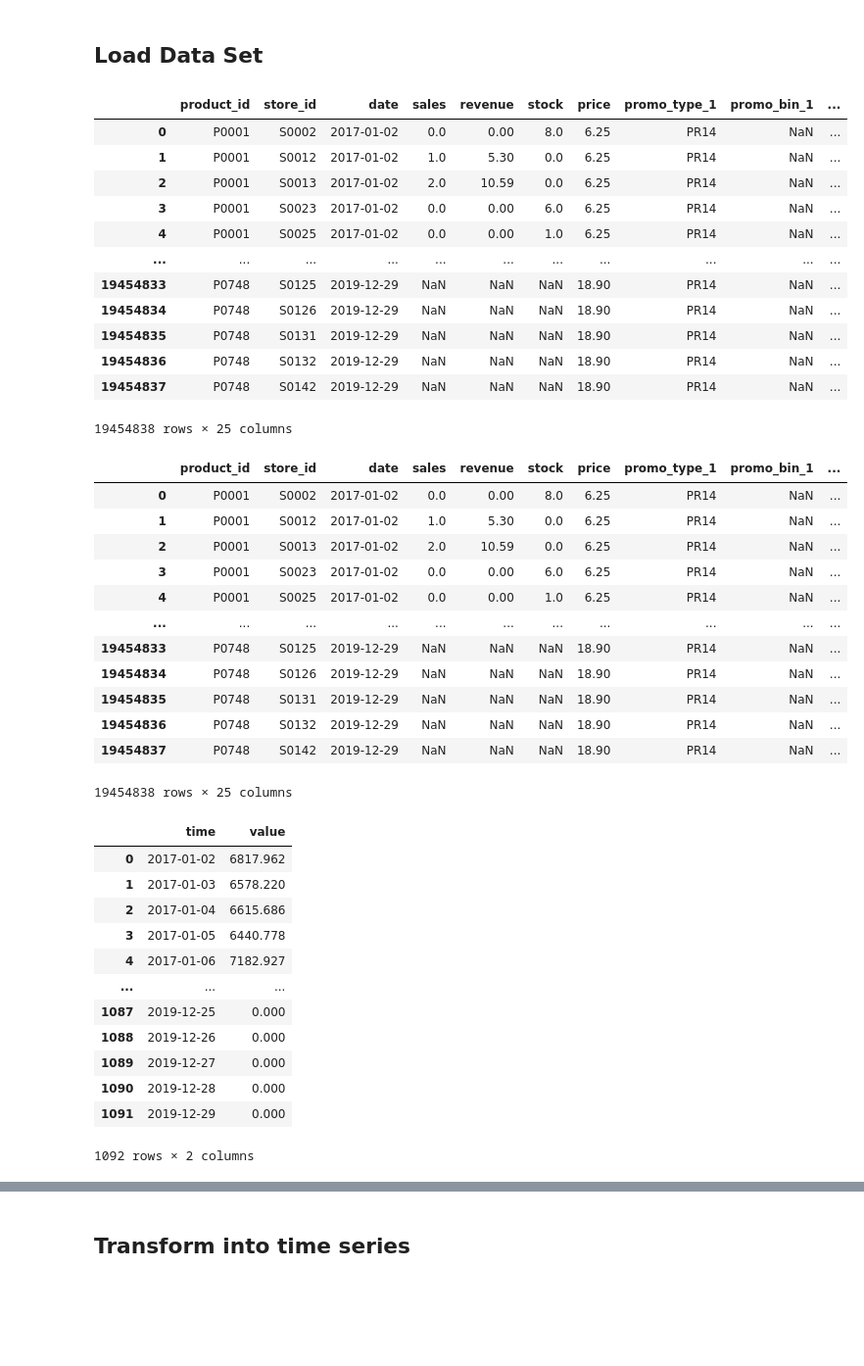
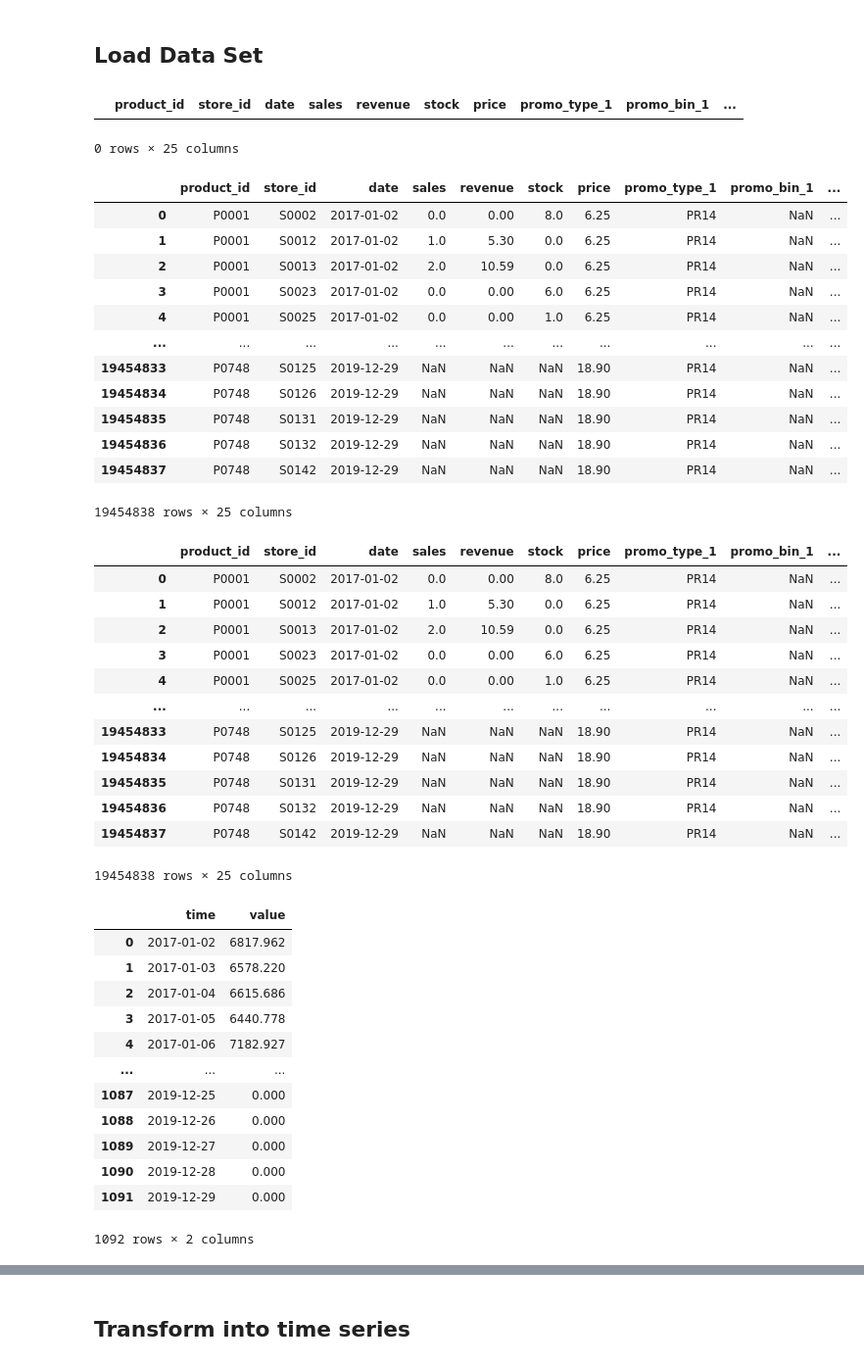
Before and after one commit to Schwabinger-Exzellenzcluster/instasights, a Jupyter notebook: backend/notebooks/notebook.ipynb, the cells around one changed output, grey strips where cells are left out. Shown at 98% size. Drawn from its saved outputs; the diff is of its cells as text; code cells hidden in the pictures; blank space fills up the shorter version.

```diff
--- a/backend/notebooks/notebook.ipynb
+++ b/backend/notebooks/notebook.ipynb
@@ -29,46 +29,36 @@ df_sales = pd.read_csv('../dataset/turkish_retail_data/sales.csv',
                               "promo_type_2": "category",
                               "promo_bin_2": "category",
                               "promo_discount_2": "category",
                               "promo_discount_type_2": "category"},
                        parse_dates=["date"])
 df_product_hierachy = pd.read_csv('../dataset/turkish_retail_data/product_hierarchy.csv',
                                   delimiter=',',
                                   dtype={'product_id': 'category',
                                          'cluster_id': 'category',
                                          'hierarchy1_id': 'category',
                                          'hierarchy2_id': 'category',
                                          'hierarchy3_id': 'category',
                                          'hierarchy4_id': 'category',
                                          'hierarchy5_id': 'category'})
 
 df_sales = df_sales.join(df_stores.set_index('store_id'), on='store_id')
 df_sales = df_sales.join(df_product_hierachy.set_index('product_id'), on='product_id')
-
+df_missing_date = df_sales.loc[df_sales['date'] == '']
+display(df_missing_date)
 display(df_sales)
 
 ts_global_sales = df_sales.groupby(by=['date'])['sales'].sum().reset_index()
 
 display(df_sales)
 
 ts_global_sales = ts_global_sales.rename(columns={'date': 'time', 'sales': 'value'})
 
 ts_global_sales.plot()
 display(ts_global_sales)
 plt.show()
 # %% [output]
 |  | product_id | store_id | date | sales | revenue | stock | price | promo_type_1 | promo_bin_1 | ... |
-| 0 | P0001 | S0002 | 2017-01-02 | 0.0 | 0.00 | 8.0 | 6.25 | PR14 | NaN | ... |
-| 1 | P0001 | S0012 | 2017-01-02 | 1.0 | 5.30 | 0.0 | 6.25 | PR14 | NaN | ... |
-| 2 | P0001 | S0013 | 2017-01-02 | 2.0 | 10.59 | 0.0 | 6.25 | PR14 | NaN | ... |
-| 3 | P0001 | S0023 | 2017-01-02 | 0.0 | 0.00 | 6.0 | 6.25 | PR14 | NaN | ... |
-| 4 | P0001 | S0025 | 2017-01-02 | 0.0 | 0.00 | 1.0 | 6.25 | PR14 | NaN | ... |
-| ... | ... | ... | ... | ... | ... | ... | ... | ... | ... | ... |
-| 19454833 | P0748 | S0125 | 2019-12-29 | NaN | NaN | NaN | 18.90 | PR14 | NaN | ... |
-| 19454834 | P0748 | S0126 | 2019-12-29 | NaN | NaN | NaN | 18.90 | PR14 | NaN | ... |
-| 19454835 | P0748 | S0131 | 2019-12-29 | NaN | NaN | NaN | 18.90 | PR14 | NaN | ... |
-| 19454836 | P0748 | S0132 | 2019-12-29 | NaN | NaN | NaN | 18.90 | PR14 | NaN | ... |
-| 19454837 | P0748 | S0142 | 2019-12-29 | NaN | NaN | NaN | 18.90 | PR14 | NaN | ... |
-19454838 rows × 25 columns
+0 rows × 25 columns
 |  | product_id | store_id | date | sales | revenue | stock | price | promo_type_1 | promo_bin_1 | ... |
 | 0 | P0001 | S0002 | 2017-01-02 | 0.0 | 0.00 | 8.0 | 6.25 | PR14 | NaN | ... |
 | 1 | P0001 | S0012 | 2017-01-02 | 1.0 | 5.30 | 0.0 | 6.25 | PR14 | NaN | ... |
@@ -82,19 +72,32 @@ plt.show()
 | 19454836 | P0748 | S0132 | 2019-12-29 | NaN | NaN | NaN | 18.90 | PR14 | NaN | ... |
 | 19454837 | P0748 | S0142 | 2019-12-29 | NaN | NaN | NaN | 18.90 | PR14 | NaN | ... |
 19454838 rows × 25 columns
-|  | time | value |
-| 0 | 2017-01-02 | 6817.962 |
-| 1 | 2017-01-03 | 6578.220 |
-| 2 | 2017-01-04 | 6615.686 |
-| 3 | 2017-01-05 | 6440.778 |
-| 4 | 2017-01-06 | 7182.927 |
-| ... | ... | ... |
-| 1087 | 2019-12-25 | 0.000 |
-| 1088 | 2019-12-26 | 0.000 |
-| 1089 | 2019-12-27 | 0.000 |
-| 1090 | 2019-12-28 | 0.000 |
-| 1091 | 2019-12-29 | 0.000 |
+|  | product_id | store_id | date | sales | revenue | stock | price | promo_type_1 | promo_bin_1 | ... |
+| 0 | P0001 | S0002 | 2017-01-02 | 0.0 | 0.00 | 8.0 | 6.25 | PR14 | NaN | ... |
+| 1 | P0001 | S0012 | 2017-01-02 | 1.0 | 5.30 | 0.0 | 6.25 | PR14 | NaN | ... |
+| 2 | P0001 | S0013 | 2017-01-02 | 2.0 | 10.59 | 0.0 | 6.25 | PR14 | NaN | ... |
+| 3 | P0001 | S0023 | 2017-01-02 | 0.0 | 0.00 | 6.0 | 6.25 | PR14 | NaN | ... |
+| 4 | P0001 | S0025 | 2017-01-02 | 0.0 | 0.00 | 1.0 | 6.25 | PR14 | NaN | ... |
+| ... | ... | ... | ... | ... | ... | ... | ... | ... | ... | ... |
+| 19454833 | P0748 | S0125 | 2019-12-29 | NaN | NaN | NaN | 18.90 | PR14 | NaN | ... |
+| 19454834 | P0748 | S0126 | 2019-12-29 | NaN | NaN | NaN | 18.90 | PR14 | NaN | ... |
+| 19454835 | P0748 | S0131 | 2019-12-29 | NaN | NaN | NaN | 18.90 | PR14 | NaN | ... |
+| 19454836 | P0748 | S0132 | 2019-12-29 | NaN | NaN | NaN | 18.90 | PR14 | NaN | ... |
+| 19454837 | P0748 | S0142 | 2019-12-29 | NaN | NaN | NaN | 18.90 | PR14 | NaN | ... |
-1092 rows × 2 columns
+19454838 rows × 25 columns
+|  | time | value |
+| 0 | 2017-01-02 | 6817.962 |
+| 1 | 2017-01-03 | 6578.220 |
+| 2 | 2017-01-04 | 6615.686 |
+| 3 | 2017-01-05 | 6440.778 |
+| 4 | 2017-01-06 | 7182.927 |
+| ... | ... | ... |
+| 1087 | 2019-12-25 | 0.000 |
+| 1088 | 2019-12-26 | 0.000 |
+| 1089 | 2019-12-27 | 0.000 |
+| 1090 | 2019-12-28 | 0.000 |
+| 1091 | 2019-12-29 | 0.000 |
+1092 rows × 2 columns
 [figure]
 # %% [markdown]
 ## Transform into time series
```
Also changed, not shown: parts of 4 cells of this notebook, 4 other files.
